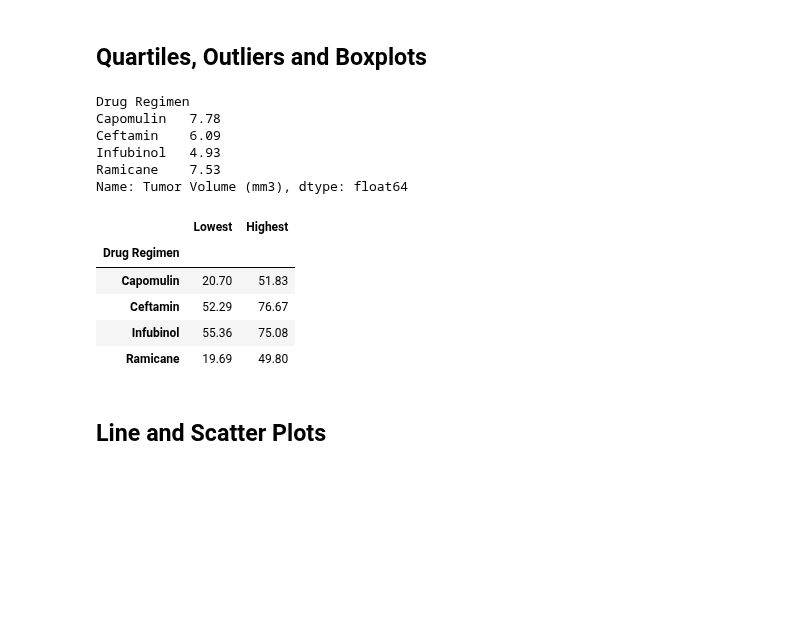
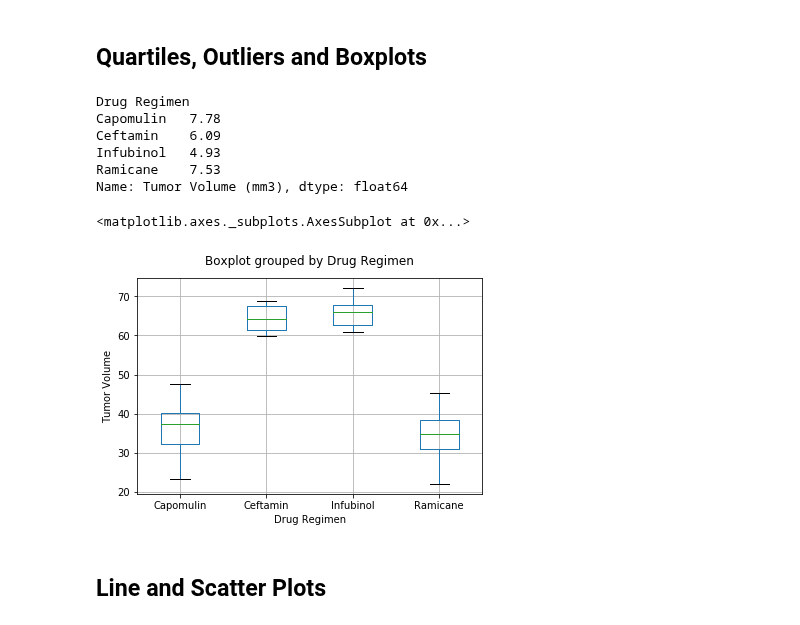
Before and after one commit to olivesun1213/Matplotlib, a Jupyter notebook: Unit 05 - Matplotlib_Homework_Instructions_Pymaceuticals_pymaceuticals_starter.ipynb, the cells around one changed output. Saved outputs shown, nothing was run; the diff lists cells and outputs as text; code cells hidden in the pictures; blank space fills up the shorter version.

```diff
--- a/Unit 05 - Matplotlib_Homework_Instructions_Pymaceuticals_pymaceuticals_starter.ipynb
+++ b/Unit 05 - Matplotlib_Homework_Instructions_Pymaceuticals_pymaceuticals_starter.ipynb
@@ -286,23 +289,16 @@ plt.show()
 ## Quartiles, Outliers and Boxplots
 # %%
 # Calculate the final tumor volume of each mouse across four of the most promising treatment regimens.  Capomulin, Ramicane, Infubinol, and Ceftamin. Calculate the IQR and quantitatively determine if there are any potential outliers.
-final_tumor_volume=combined_file.loc[(combined_file["Timepoint"]==45), :]
-final_tumor_drug = final_tumor_volume[final_tumor_volume["Drug Regimen"].isin(["Capomulin", "Ramicane","Infubinol","Ceftamin"]) ]
-
-Q1=final_tumor_drug.groupby("Drug Regimen")["Tumor Volume (mm3)"].quantile(0.25)
-Q3=final_tumor_drug.groupby("Drug Regimen")["Tumor Volume (mm3)"].quantile(0.75)
+final_tumor_drug =pd.DataFrame(newtable[newtable["Drug Regimen"].isin(["Capomulin", "Ramicane","Infubinol","Ceftamin"]) ])
+final=final_tumor_drug.loc[final_tumor_drug["Timepoint"]=="45",:]
+Q1=final.groupby("Drug Regimen")["Tumor Volume (mm3)"].quantile(0.25)
+Q3=final.groupby("Drug Regimen")["Tumor Volume (mm3)"].quantile(0.75)
 IQR=Q3-Q1
 print(IQR)
-lowest=pd.DataFrame(Q1-1.5*IQR)
+lowest=(Q1-1.5*IQR)
 highest=pd.DataFrame(Q3+1.5*IQR)
 Range_Table=pd.merge(lowest,highest,on="Drug Regimen")
 Range_Table.columns=["Lowest","Highest"]
-#outlier=final_tumor_drug.loc[(final_tumor_drug["Tumor Volume (mm3)"] >Range_Table["Highest"] ) | (
-   # final_tumor_drug["Tumor Volume (mm3)"] <Range_Table["Lowest"]), :]
-
-final_tumor_drug=final_tumor_drug.set_index("Drug Regimen")
-
-Range_Table
 # %% [output]
 Drug Regimen
 Capomulin   7.78
@@ -310,14 +306,15 @@ Ceftamin    6.09
 Infubinol   4.93
 Ramicane    7.53
 Name: Tumor Volume (mm3), dtype: float64
-|  | Lowest | Highest |
-| Drug Regimen |  |  |
-| Capomulin | 20.70 | 51.83 |
-| Ceftamin | 52.29 | 76.67 |
-| Infubinol | 55.36 | 75.08 |
-| Ramicane | 19.69 | 49.80 |
 # %%
 # Generate a box plot of the final tumor volume of each mouse across four regimens of interest
+boxplot=final.boxplot(column="Tumor Volume (mm3)",by="Drug Regimen")
+boxplot.set_ylabel("Tumor Volume")
+boxplot.set_title("")
+boxplot
+# %% [output]
+<matplotlib.axes._subplots.AxesSubplot at 0x...>
+[figure, added]
 # %% [markdown]
 ## Line and Scatter Plots
 # %%
```
Also changed, not shown: parts of 2 cells of this notebook, 1 other file.
